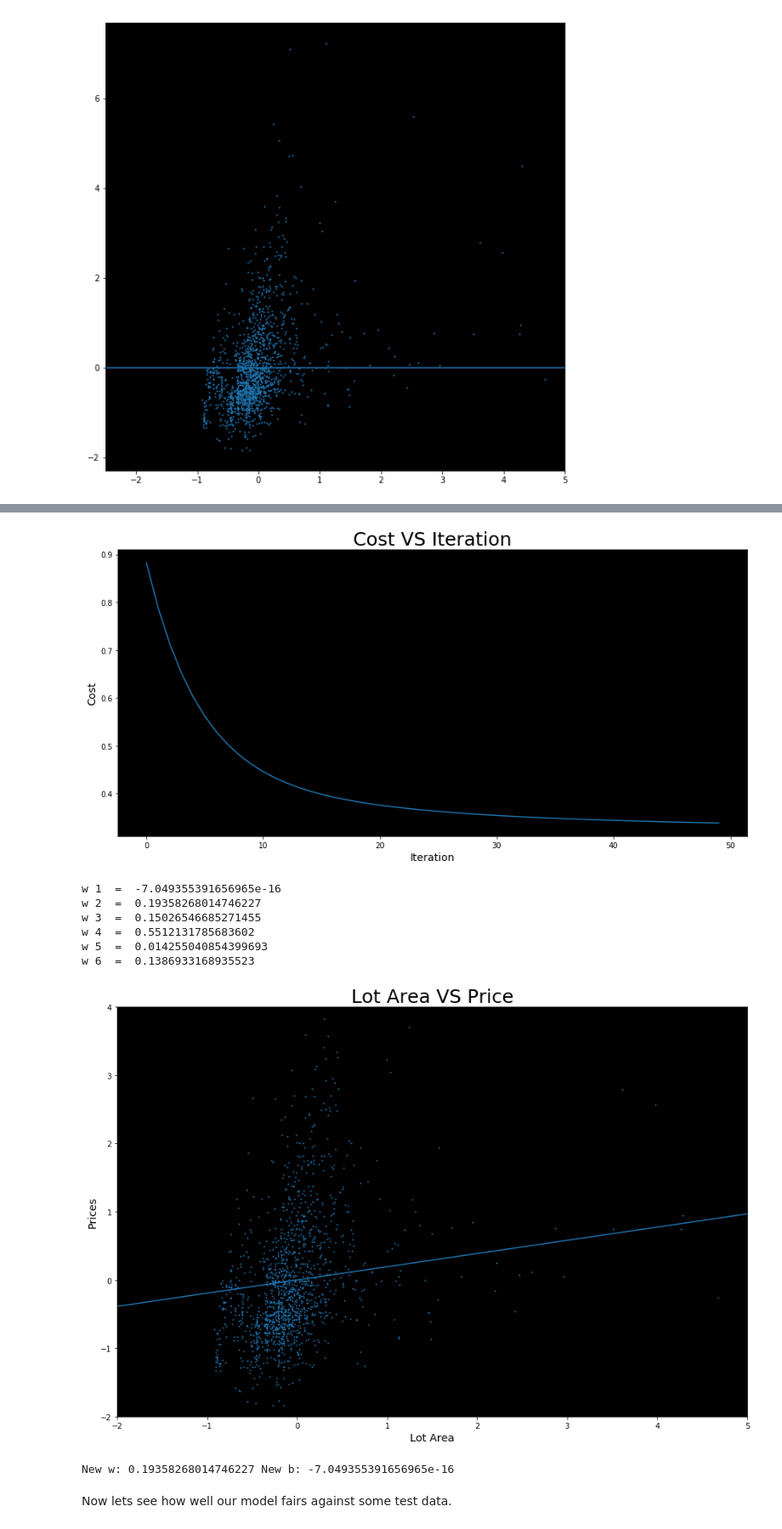
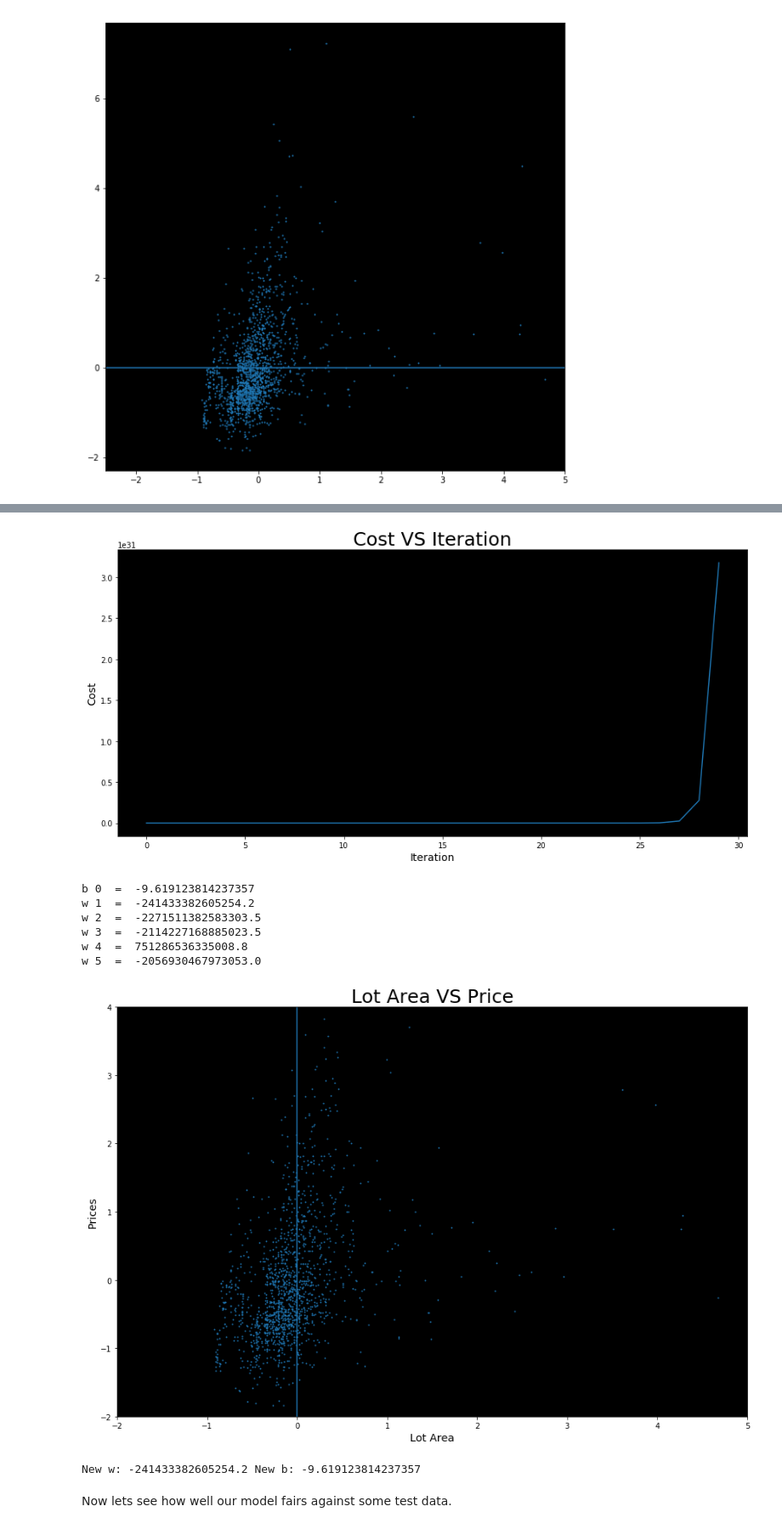
Before and after one commit to MangoFiasco/CISAssignment1, a Jupyter notebook: Assignment 1.ipynb, the cells around one changed output, grey strips where cells are left out. Shown: that part at 85% size. Cells and saved outputs as stored; diff of their text form; code cells hidden in the pictures.

```diff
--- a/Assignment 1.ipynb
+++ b/Assignment 1.ipynb
@@ -209,43 +209,43 @@ names = [
 "YearB",
 "OverallQ",
 "OverallC",
 "YearR"
 ]
 
-alpha =gradientDecent(features,price,np.array([1,1,1,1,1,1]),names)
+alpha =gradientDecent(features,price,np.zeros(1+len(names)),names,1,30)
 i =0
 for a in alpha:
     if i == 0:
         print("b",i," = ",a)
     else:
         print("w",i," = ",a)
     i=i+1
 newW = alpha[1]
 newB = alpha[0]
 
 X = all["LotArea"]
 plt.figure(figsize=(15,10))
 plt.scatter(X,Y,1)
 plt.title('Lot Area VS Price',fontsize=25)
 plt.xlabel('Lot Area', fontsize=14)
 plt.ylabel('Prices', fontsize=14)
 x = np.array(range(-10,50,1))
 y = (newW*x + newB)
 plt.xlim(-2,5)
 plt.ylim(-2,4)
 plt.plot(x,y)
 plt.show()
 print("New w:",newW,"New b:",newB)
 # %% [output]
-[figure, old version]
+[figure, new version]
-w 1  =  -7.049355391656965e-16
-w 2  =  0.19358268014746227
-w 3  =  0.15026546685271455
-w 4  =  0.5512131785683602
-w 5  =  0.014255040854399693
-w 6  =  0.1386933168935523
+b 0  =  -9.619123814237357
+w 1  =  -241433382605254.2
+w 2  =  -2271511382583303.5
+w 3  =  -2114227168885023.5
+w 4  =  751286536335008.8
+w 5  =  -2056930467973053.0
-[figure, old version]
+[figure, new version]
-New w: 0.19358268014746227 New b: -7.049355391656965e-16
+New w: -241433382605254.2 New b: -9.619123814237357
 # %% [markdown]
 Now lets see how well our model fairs against some test data.
 # %%
```
Also changed, not shown: parts of 2 cells of this notebook.
